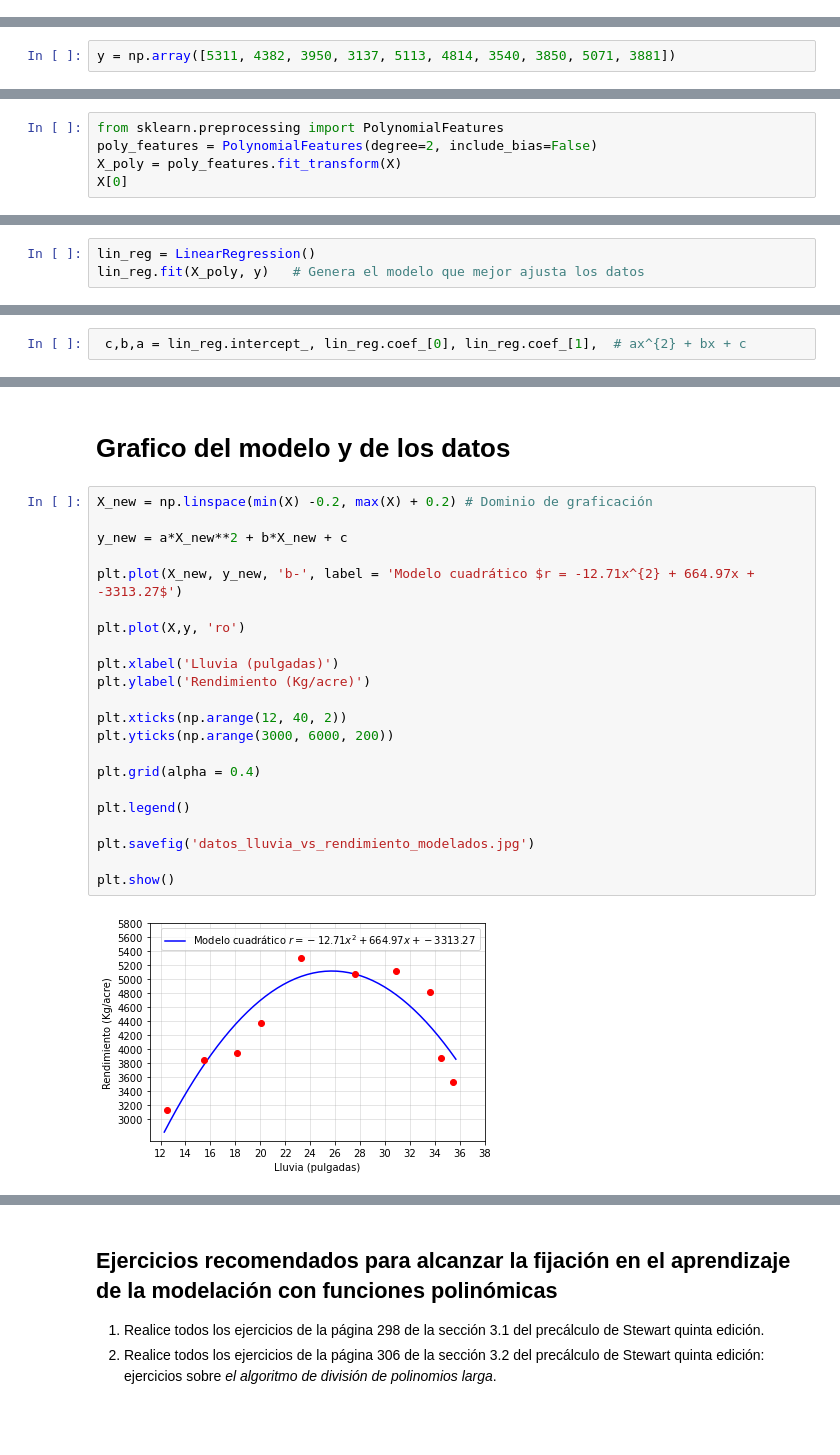
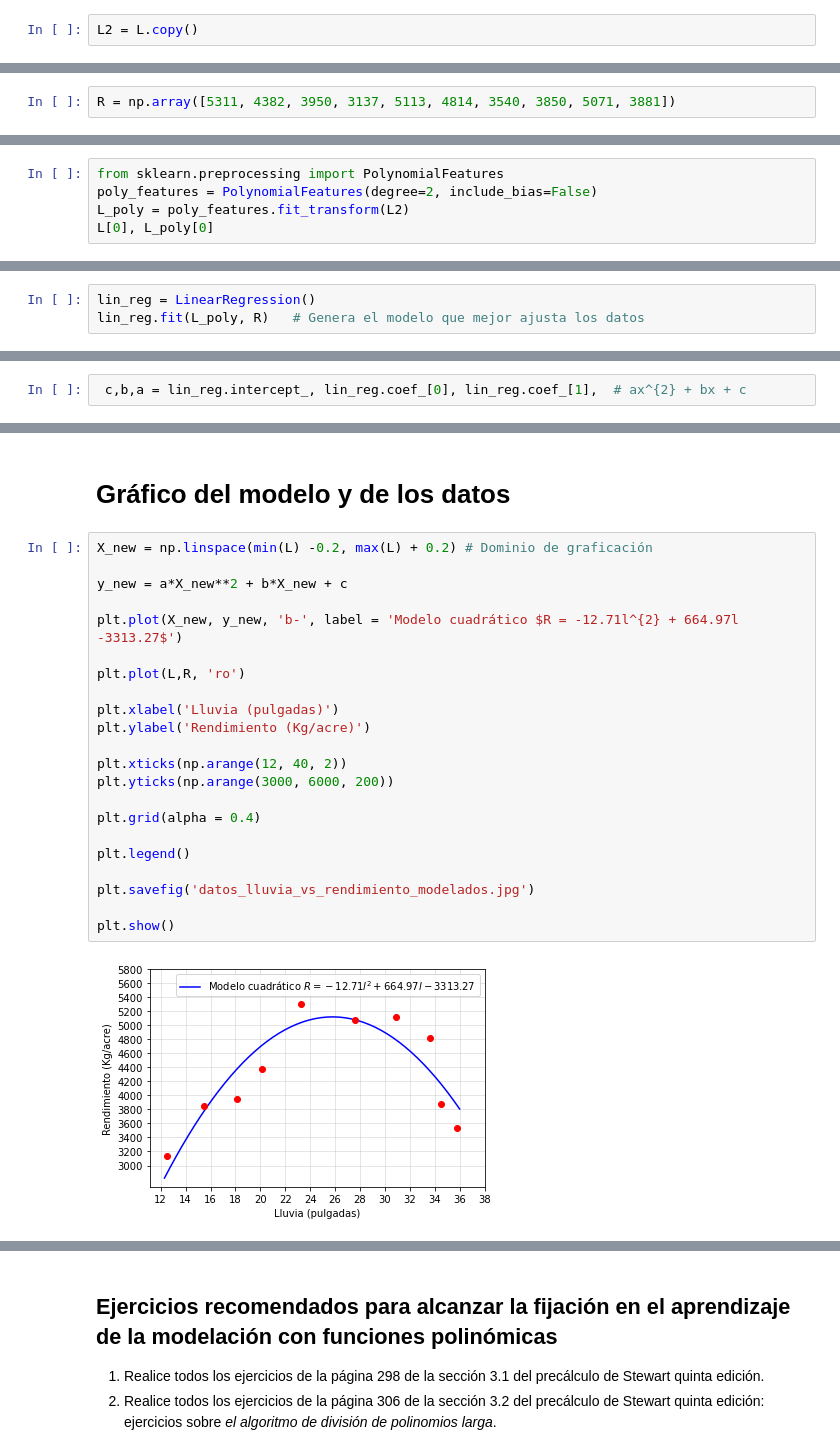
Before and after one commit to marco-canas/fundamentos_de_las_matematicas, a Jupyter notebook: clases/3_funciones/funciones_polinomiales/poli_modelacion_1.ipynb, the cells around one changed output, grey strips where cells are left out. Cells and saved outputs as stored; diff of their text form; blank space fills up the shorter version.

Commit message:
llegamos a la medida de desempeño del modelo

```diff
--- a/clases/3_funciones/funciones_polinomiales/poli_modelacion_1.ipynb
+++ b/clases/3_funciones/funciones_polinomiales/poli_modelacion_1.ipynb
@@ -149,0 +154,2 @@ X = np.array([[23.3], [20.1], [18.1], [12.5], [30.9], [33.6], [35.5], [15.5], [2
+# %%
+L2 = L.copy()
@@ -167,2 +186,2 @@ array([[23.3],
 # %%
-y = np.array([5311, 4382, 3950, 3137, 5113, 4814, 3540, 3850, 5071, 3881])
+R = np.array([5311, 4382, 3950, 3137, 5113, 4814, 3540, 3850, 5071, 3881])
@@ -206,6 +245,6 @@ $$ P_{2}(x)  = ax^{2} + bx + c$$
 # %%
 from sklearn.preprocessing import PolynomialFeatures
 poly_features = PolynomialFeatures(degree=2, include_bias=False)
-X_poly = poly_features.fit_transform(X)
-X[0]
+L_poly = poly_features.fit_transform(L2)
+L[0], L_poly[0]
 # %% [output]
@@ -222,6 +261,6 @@ array([ 23.3 , 542.89])
 from sklearn.linear_model import LinearRegression
 # %%
 lin_reg = LinearRegression()
-lin_reg.fit(X_poly, y)   # Genera el modelo que mejor ajusta los datos
+lin_reg.fit(L_poly, R)   # Genera el modelo que mejor ajusta los datos
 # %% [output]
 LinearRegression()
@@ -242,27 +283,27 @@ c
 # %% [markdown]
-# Grafico del modelo y de los datos
+# Gráfico del modelo y de los datos
 # %%
-X_new = np.linspace(min(X) -0.2, max(X) + 0.2) # Dominio de graficación
+X_new = np.linspace(min(L) -0.2, max(L) + 0.2) # Dominio de graficación
 
 y_new = a*X_new**2 + b*X_new + c
 
-plt.plot(X_new, y_new, 'b-', label = 'Modelo cuadrático $r = -12.71x^{2} + 664.97x + -3313.27$')
+plt.plot(X_new, y_new, 'b-', label = 'Modelo cuadrático $R = -12.71l^{2} + 664.97l -3313.27$')
 
-plt.plot(X,y, 'ro')
+plt.plot(L,R, 'ro')
 
 plt.xlabel('Lluvia (pulgadas)')
 plt.ylabel('Rendimiento (Kg/acre)')
 
 plt.xticks(np.arange(12, 40, 2))
 plt.yticks(np.arange(3000, 6000, 200))
 
 plt.grid(alpha = 0.4)
 
 plt.legend()
 
 plt.savefig('datos_lluvia_vs_rendimiento_modelados.jpg')
 
 plt.show()
 # %% [output]
-[figure, old version]
+[figure, new version]
 # %%
```
Also changed, not shown: parts of 28 cells of this notebook, 2 other files.
